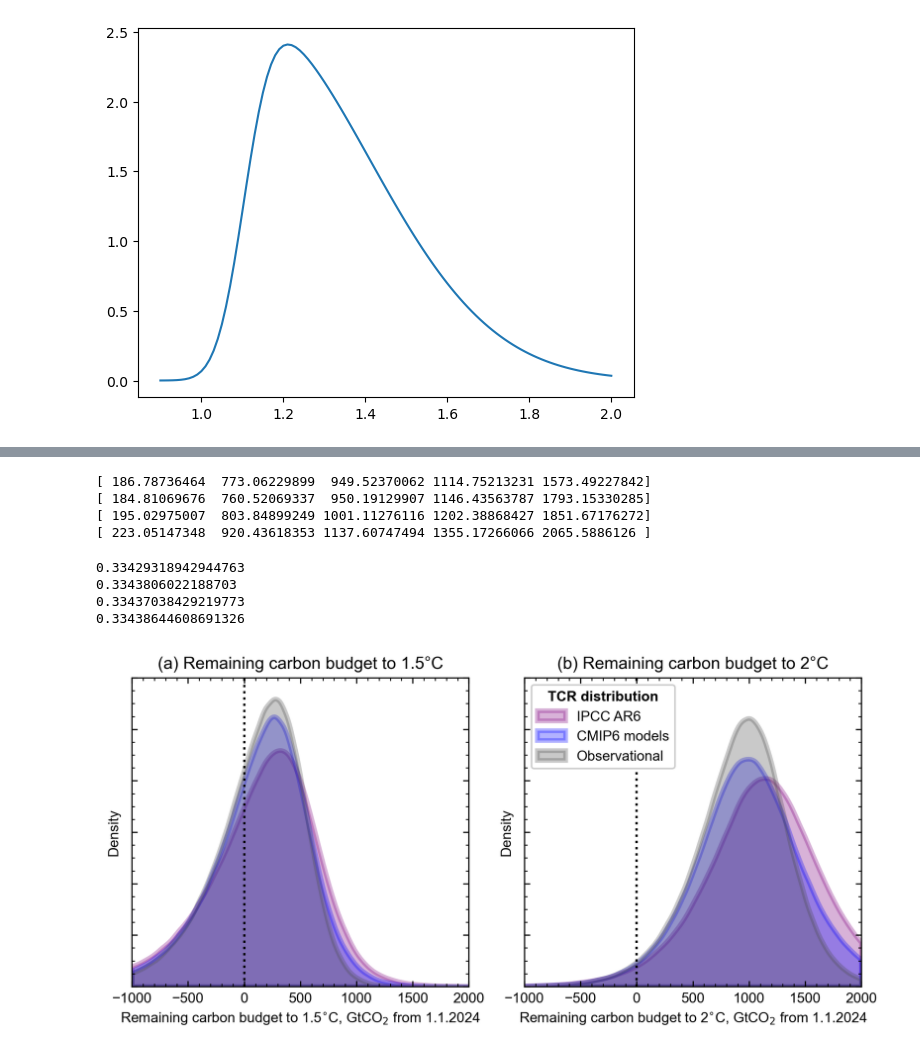
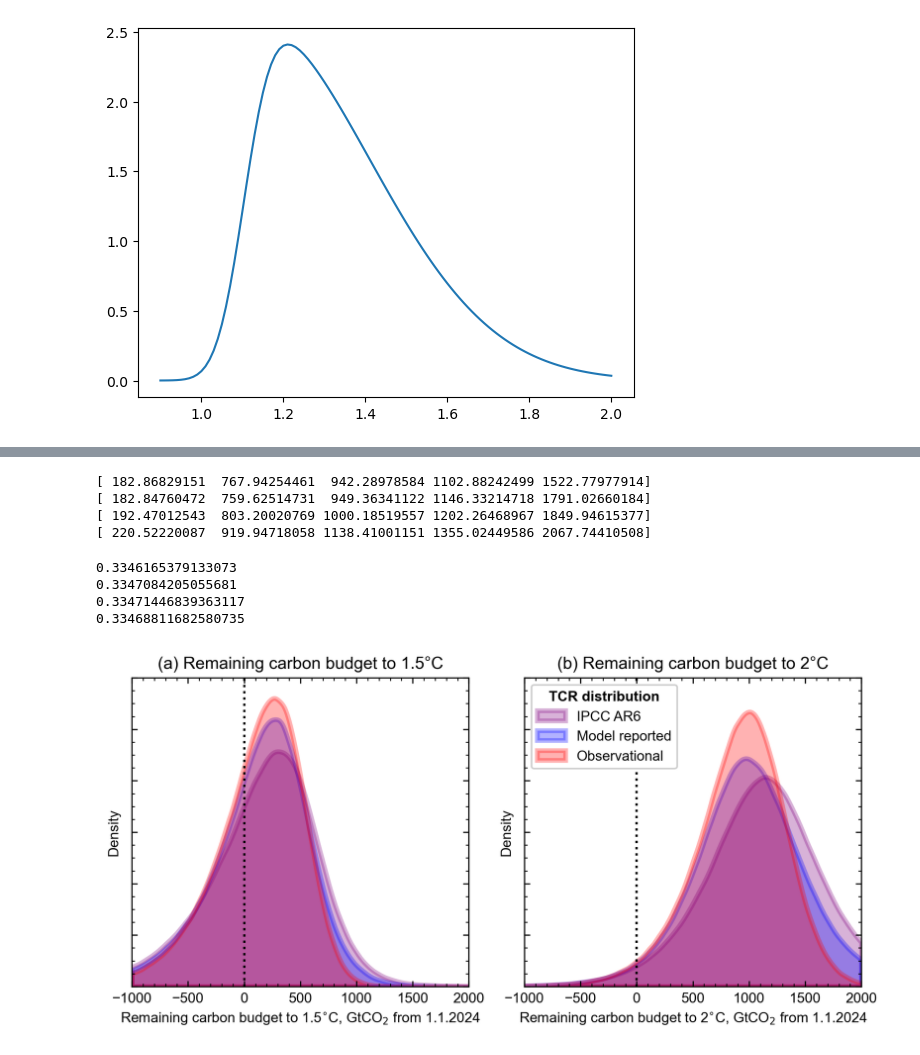
Before and after one commit to chrisroadmap/storelvmo-2025, a Jupyter notebook: notebooks/carbon_budget_calculations.ipynb, the cells around one changed output, grey strips where cells are left out. Drawn from its saved outputs; the diff is of its cells as text; code cells hidden in the pictures.

Commit message:
make skewnorm and update colors

```diff
--- a/notebooks/carbon_budget_calculations.ipynb
+++ b/notebooks/carbon_budget_calculations.ipynb
@@ -211,3 +203,22 @@ pl.plot(np.arange(0,4,0.01), st.gamma.pdf(np.arange(0,4,0.01), gamfit_rep[0], ga
 # %% [output]
 [<matplotlib.lines.Line2D at 0x...>]
 [figure]
+# %%
+def fit_skewnorm95(x):
+    q025,q500,q975 = st.skewnorm.ppf((0.025,0.500,0.975), x[0], loc=x[1], scale=x[2])
+    return [q025 - tcrobs_pc025, q500 - tcrobs_pc500, q975 - tcrobs_pc975]
+
+def fit_skewnorm90(x):
+    q05,q50,q95 = st.skewnorm.ppf((0.05,0.50,0.95), x[0], loc=x[1], scale=x[2])
+    return [q05 - warming_pc05, q50 - warming_pc50, q95 - warming_pc95]
+# %%
+# email from Trude
+# asymmetric bounds, so fit a skew-normal
+tcrobs_pc025 = 1.72
+tcrobs_pc500 = 2.17
+tcrobs_pc975 = 2.77
+
+trcrobs_params = root(fit_skewnorm95, [1, 1, 1]).x
+trcrobs_params
+#pl.plot(np.arange(0.9,2.01,0.01), st.skewnorm.pdf(np.arange(0.9,2.01,0.01), params[0], loc=params[1], scale=params[2]));
+#T_anth = st.skewnorm.rvs(params[0], loc=params[1], scale=params[2], size=SAMPLES)
@@ -227,7 +240,7 @@ print(df['airborne_fraction'].std(ddof=1))
 0.03250174820472949
 # %%
 SAMPLES = 1000000
-tcr_obs = st.norm.rvs(size=SAMPLES, loc=tcr_obs_mean, scale=tcr_obs_std, random_state=524243801)
+tcr_obs = st.skewnorm.rvs(trcrobs_params[0], size=SAMPLES, loc=trcrobs_params[1], scale=trcrobs_params[2], random_state=524243801)
 tcr_est = st.gamma.rvs(gamfit_est[0], size=SAMPLES, loc=gamfit_est[1], scale=gamfit_est[2], random_state=36193123)
 tcr_rep = st.gamma.rvs(gamfit_rep[0], size=SAMPLES, loc=gamfit_rep[1], scale=gamfit_rep[2], random_state=3846319)
 tcr_ar6 = st.norm.rvs(size=SAMPLES, loc=tcr_ar6_mean, scale=tcr_ar6_std, random_state=218096016)
@@ -273,11 +286,7 @@ warming_pc05 = 1.1
 warming_pc50 = 1.31
 warming_pc95 = 1.7
 
-def fit_skewnorm(x):
-    q05,q50,q95 = st.skewnorm.ppf((0.05,0.50,0.95), x[0], loc=x[1], scale=x[2])
-    return [q05 - warming_pc05, q50 - warming_pc50, q95 - warming_pc95]
-
-params = root(fit_skewnorm, [4, 1.18, 0.1]).x
+params = root(fit_skewnorm90, [4, 1.18, 0.1]).x
 #params
 pl.plot(np.arange(0.9,2.01,0.01), st.skewnorm.pdf(np.arange(0.9,2.01,0.01), params[0], loc=params[1], scale=params[2]));
 T_anth = st.skewnorm.rvs(params[0], loc=params[1], scale=params[2], size=SAMPLES)
@@ -307,10 +316,10 @@ print(np.percentile(rcb_est2, (5,33,50,67,95)))
 print(np.percentile(rcb_rep2, (5,33,50,67,95)))
 print(np.percentile(rcb_ar62, (5,33,50,67,95)))
 # %% [output]
-[ 186.78736464  773.06229899  949.52370062 1114.75213231 1573.49227842]
-[ 184.81069676  760.52069337  950.19129907 1146.43563787 1793.15330285]
-[ 195.02975007  803.84899249 1001.11276116 1202.38868427 1851.67176272]
-[ 223.05147348  920.43618353 1137.60747494 1355.17266066 2065.5886126 ]
+[ 182.86829151  767.94254461  942.28978584 1102.88242499 1522.77977914]
+[ 182.84760472  759.62514731  949.36341122 1146.33214718 1791.02660184]
+[ 192.47012543  803.20020769 1000.18519557 1202.26468967 1849.94615377]
+[ 220.52220087  919.94718058 1138.41001151 1355.02449586 2067.74410508]
 # %%
 rcb_obs_kde = st.gaussian_kde(rcb_obs)
 rcb_est_kde = st.gaussian_kde(rcb_est)
@@ -328,10 +337,10 @@ print(rcb_est_kde.integrate_box_1d(-np.inf, 0))
 print(rcb_rep_kde.integrate_box_1d(-np.inf, 0))
 print(rcb_ar6_kde.integrate_box_1d(-np.inf, 0))
 # %% [output]
-0.33429318942944763
-0.3343806022188703
-0.33437038429219773
-0.33438644608691326
+0.3346165379133073
+0.3347084205055681
+0.33471446839363117
+0.33468811682580735
 # %%
 # set figure style
 pl.rcParams['figure.figsize'] = (8.9/2.54, 8.9/2.54)
@@ -358,36 +367,36 @@ fig, ax = pl.subplots(1, 2, figsize=(18/2.54, 9/2.54))
 ax[0].fill_between(kde_limits, 0, rcb_ar6_kde(kde_limits), color='purple', alpha=0.3, lw=3, label='IPCC AR6 assessment')
 ax[0].fill_between(kde_limits, 0, rcb_rep_kde(kde_limits), color='b', alpha=0.3, lw=3, label='CMIP6 models')
 #ax.plot(kde_limits, rcb_est_kde(kde_limits), color='b')
-ax[0].fill_between(kde_limits, 0, rcb_obs_kde(kde_limits), color='0.3', alpha=0.3, lw=3, label='Observational')
+ax[0].fill_between(kde_limits, 0, rcb_obs_kde(kde_limits), color='r', alpha=0.3, lw=3, label='Observational')
 ax[0].axvline(0, ls=':', color='k')
 ax[0].set_ylim(0, 0.0012)
 ax[0].set_yticklabels([])
 ax[0].set_xlim(limits[0], limits[-1])
 #ax[0].legend(framealpha=1, frameon=True, loc='upper left', title='TCR distribution', title_fontproperties={'weight':'bold'})
 ax[0].set_xlabel(r'Remaining carbon budget to 1.5$^{\circ}$C, GtCO$_2$ from 1.1.2024')
 ax[0].set_ylabel('Density')
 ax[0].set_title('(a) Remaining carbon budget to 1.5°C')
 
 #ax.hist(rcb_ar6, density=True, alpha=0.5, bins=limits, label='IPCC AR6 assessment', color='purple', linewidth=0);
 #ax.hist(rcb_rep, density=True, alpha=0.5, bins=limits, label='CMIP6 models', color='b', linewidth=0);
 ##ax.hist(rcb_est, density=True, alpha=0.5, bins=limits, label='CMIP6 estimated TCR', color='b', linewidth=0)
 #ax.hist(rcb_obs, density=True, alpha=0.5, bins=limits, label='Observational', color='0.3', linewidth=0);
 ax[1].fill_between(kde_limits, 0, rcb_ar6_kde2(kde_limits), color='purple', alpha=0.3, lw=3, label='IPCC AR6')
-ax[1].fill_between(kde_limits, 0, rcb_rep_kde2(kde_limits), color='b', alpha=0.3, lw=3, label='CMIP6 models')
+ax[1].fill_between(kde_limits, 0, rcb_rep_kde2(kde_limits), color='b', alpha=0.3, lw=3, label='Model reported')
 #ax.plot(kde_limits, rcb_est_kde(kde_limits), color='b')
-ax[1].fill_between(kde_limits, 0, rcb_obs_kde2(kde_limits), color='0.3', alpha=0.3, lw=3, label='Observational')
+ax[1].fill_between(kde_limits, 0, rcb_obs_kde2(kde_limits), color='r', alpha=0.3, lw=3, label='Observational')
 ax[1].axvline(0, ls=':', color='k')
 ax[1].set_ylim(0, 0.0012)
 ax[1].set_yticklabels([])
 ax[1].set_xlim(limits[0], limits[-1])
 ax[1].legend(framealpha=1, frameon=True, loc='upper left', title='TCR distribution', title_fontproperties={'weight':'bold'})
 ax[1].set_xlabel(r'Remaining carbon budget to 2$^{\circ}$C, GtCO$_2$ from 1.1.2024')
 ax[1].set_ylabel('Density')
 ax[1].set_title('(b) Remaining carbon budget to 2°C')
 
 fig.tight_layout()
 
 pl.savefig('../figures/rcb.png')
 pl.savefig('../figures/rcb.pdf')
 # %% [output]
-[figure, old version]
+[figure, new version]
```
Also changed, not shown: parts of 6 cells of this notebook, 2 other files.
